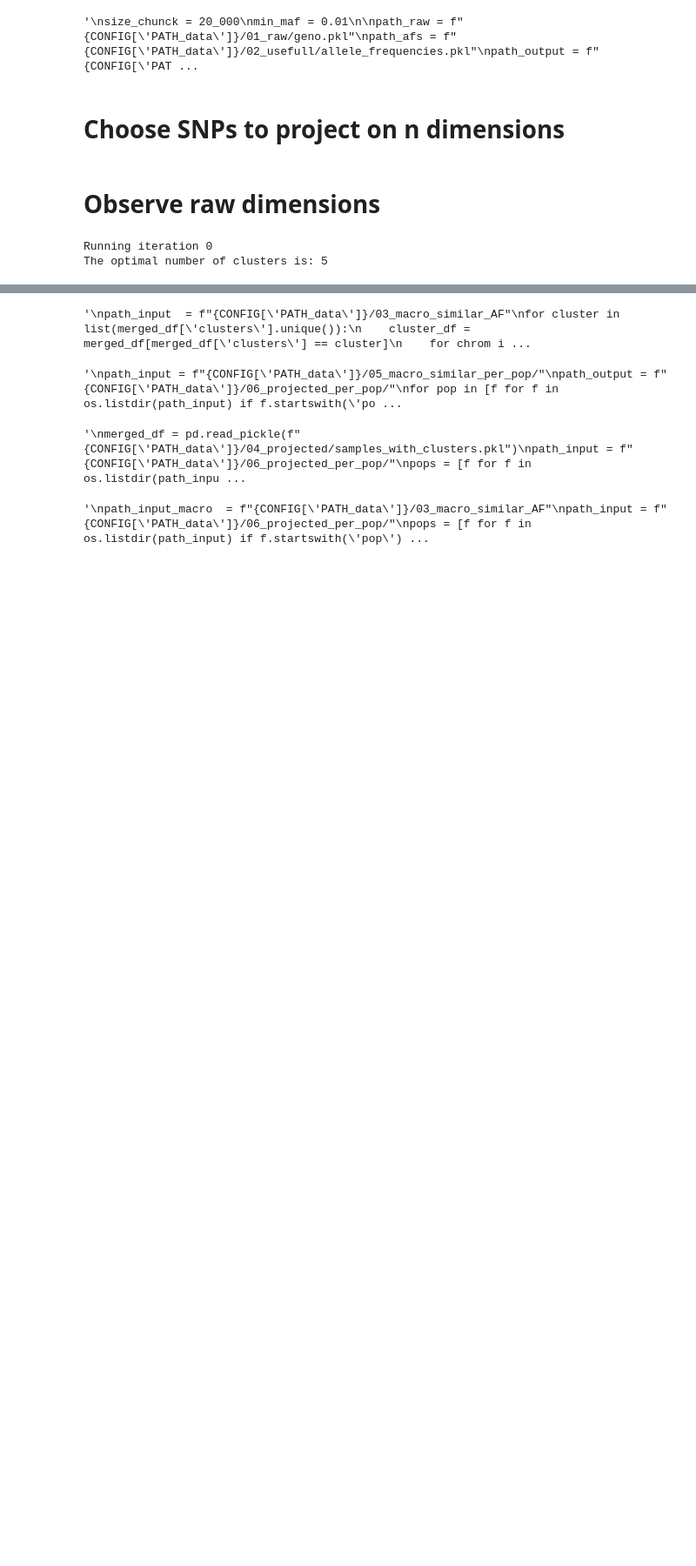
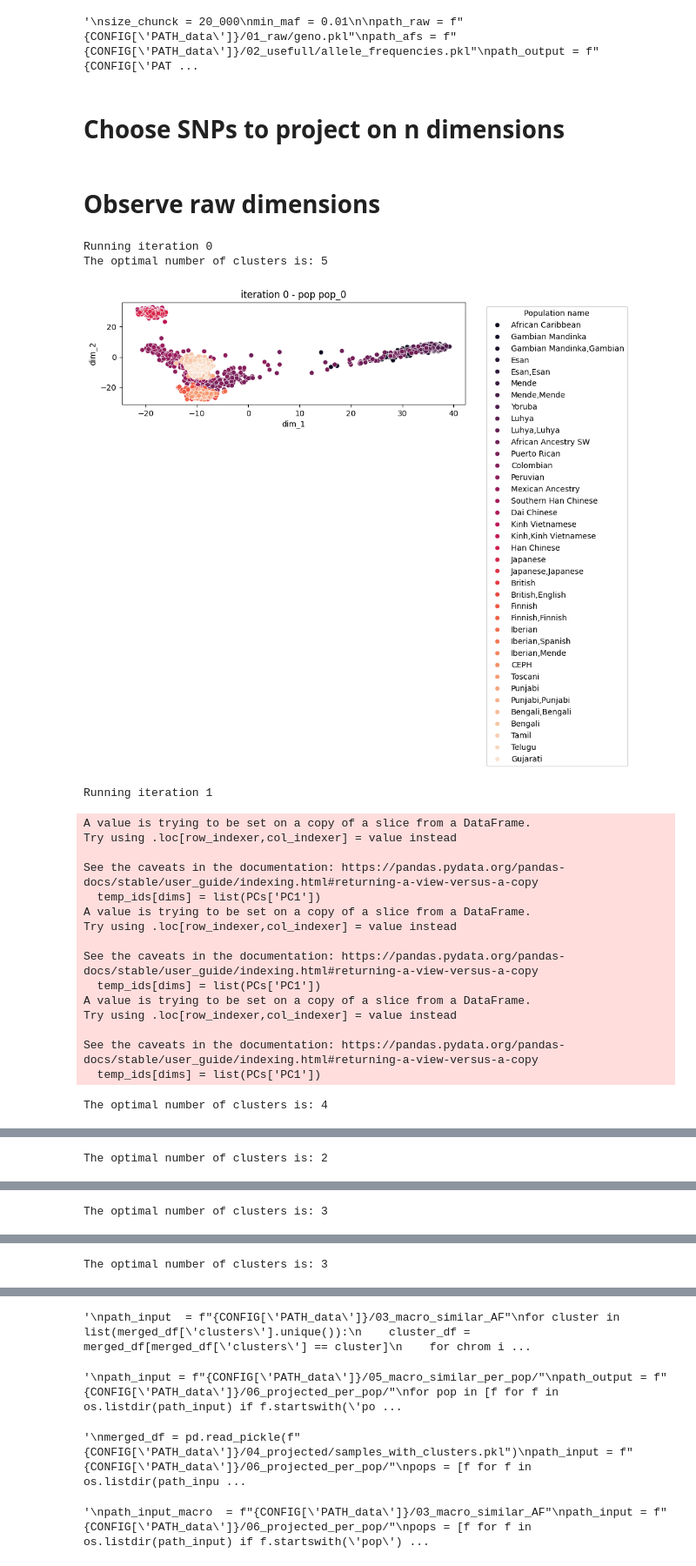
Before and after one commit to mat2m10/pca_projection, a Jupyter notebook: run_test.ipynb, the cells around one changed output, grey strips where cells are left out. Shown at 87% size. Cells and saved outputs as stored; diff of their text form; code cells hidden in the pictures; blank space fills up the shorter version.

```diff
--- a/run_test.ipynb
+++ b/run_test.ipynb
@@ -79,7 +74,2 @@ divide_into_chunks(path_raw, path_afs, path_output, size_chunck, min_maf)
-# %%
-path_input = f"{CONFIG['PATH_data']}/03_macro_similar_AF/"
-path_output = f"{CONFIG['PATH_data']}/04_projected/pop_0"
-nr_of_projected_dimensions = 3
-project_on_dimensions(path_input, path_output, nr_of_projected_dimensions)
 # %% [markdown]
 # Observe raw dimensions
@@ -93,3 +76,9 @@ merged_df.to_pickle(f"{CONFIG['PATH_data']}/04_projected/samples_with_clusters.p
+# %%
+path_ids = f"{CONFIG['PATH_data']}/02_usefull/ids.pkl"
+path_panel = f"{CONFIG['PATH_data']}/00_raw/all.panel"
+ids = pd.read_pickle(path_ids)
+labels = pd.read_pickle(path_panel)
+ids = ids.merge(labels, left_on="IID", right_on="Sample name")
 # %%
 def project_on_dimensions(path_macro_similar, path_output, temp_ids, nr_of_projected_dimensions=3, nr_snps = 20_000, n_components = 10):
     path_output_to_do = f"{path_output}/to_do/"
@@ -138,7 +127,9 @@ def project_on_dimensions(path_macro_similar, path_output, temp_ids, nr_of_proje
                 snps = []
 
                 for snp in geno.columns:
-                    [beta_values, p_values] = ols_regression(PCs['PC1'], geno[snp], covs=None)
+                    y = PCs[['PC1']].reset_index(drop=True)
+                    X1 = geno[[snp]].reset_index(drop=True)
+                    [beta_values, p_values] = ols_regression(y['PC1'], X1[snp], covs=None)
                     p_vals.append(p_values[snp])
                     betas.append(beta_values[snp])
                     snps.append(snp)
@@ -161,38 +152,67 @@ def project_on_dimensions(path_macro_similar, path_output, temp_ids, nr_of_proje
     os.system(f"rm -rf {path_input_to_do}")
 # %%
 path_macro_similar = f"{CONFIG['PATH_data']}/03_macro_similar_AF/"
-
 iterations = 3
 
-path_usefull = f"{CONFIG['PATH_data']}/02_usefull/"
-ids = pd.read_pickle(f"{path_usefull}/ids.pkl")
-
-for iter in list(range(iterations))[0:1]:
+for iter in list(range(iterations))[0:2]:
     print(f"Running iteration {iter}")
     path_output = f"{CONFIG['PATH_data']}/iteration_{iter}/"
     if iter == 0:
         ids[f"cluster_{iter}"] = 0
     else:
         pass
 
     cluster_to_add = []
     for sub_pop in ids[f"cluster_{iter}"].unique():
         path_output = f"{CONFIG['PATH_data']}/iteration_{iter}/pop_{sub_pop}/"
         os.makedirs(path_output, exist_ok=True)
         temp_ids = ids[ids[f"cluster_{iter}"] == sub_pop]
         nr_of_projected_dimensions = 3
         geno = project_on_dimensions(path_macro_similar, path_output, temp_ids, nr_of_projected_dimensions=3, nr_snps = 20_000, n_components = 10)
 
         existing_dims = []
         for dims in [f for f in os.listdir(path_output) if f.startswith('dim')]:
             PCs = pd.read_pickle(f"{path_output}/{dims}/global_PCs.pkl")
-            temp_ids[dims] = PCs['PC1']
+            temp_ids = temp_ids.copy()
+            temp_ids[dims] = list(PCs['PC1'])
             existing_dims.append(dims)
         labels = silhouette_score_clusters(temp_ids, existing_dims, plot=False)
         for element in labels:
             cluster_to_add.append(f"{sub_pop}_{element}")
 
     ids[f"cluster_{iter+1}"] = cluster_to_add
+
+    # Vizualization
+    path_input = f"{CONFIG['PATH_data']}/iteration_{iter}/"
+    for pop in [f for f in os.listdir(path_input) if f.startswith('pop')]:
+        pop = pop.split('pop_')[1]
+        temp_ids = ids[ids[f"cluster_{iter}"] == pop]
+        path_pop = f"{path_input}/pop_{pop}"
+        for dim in [f for f in os.listdir(path_pop) if f.startswith('dim')]:
+            path_dim = f"{path_pop}/{dim}"
+            PC_file = [f for f in os.listdir(path_dim) if f.startswith('global_PCs')][0]
+            PCs = pd.read_pickle(f"{path_dim}/{PC_file}")
+            #temp_ids = temp_ids.copy()
+            temp_ids[dim] = list(PCs['PC1'])
+        make_population_plot(temp_ids, 'dim_1', 'dim_2', 'Population name', f"iteration {iter} - pop {pop}", palette = 'rocket')
 # %% [output]
 Running iteration 0
 The optimal number of clusters is: 5
+[figure, added]
+Running iteration 1
+A value is trying to be set on a copy of a slice from a DataFrame.
+Try using .loc[row_indexer,col_indexer] = value instead
+
+See the caveats in the documentation: https://pandas.pydata.org/pandas-docs/stable/user_guide/indexing.html#returning-a-view-versus-a-copy
+  temp_ids[dims] = list(PCs['PC1'])
+A value is trying to be set on a copy of a slice from a DataFrame.
+Try using .loc[row_indexer,col_indexer] = value instead
+
+See the caveats in the documentation: https://pandas.pydata.org/pandas-docs/stable/user_guide/indexing.html#returning-a-view-versus-a-copy
+  temp_ids[dims] = list(PCs['PC1'])
+A value is trying to be set on a copy of a slice from a DataFrame.
+Try using .loc[row_indexer,col_indexer] = value instead
+
+See the caveats in the documentation: https://pandas.pydata.org/pandas-docs/stable/user_guide/indexing.html#returning-a-view-versus-a-copy
+  temp_ids[dims] = list(PCs['PC1'])
+The optimal number of clusters is: 4
@@ -198,0 +234 @@ The optimal number of clusters is: 5
+The optimal number of clusters is: 2
@@ -198,0 +250 @@ The optimal number of clusters is: 5
+The optimal number of clusters is: 3
@@ -198,0 +266 @@ The optimal number of clusters is: 5
+The optimal number of clusters is: 3
```
Also changed, not shown: parts of 15 cells of this notebook, 1 other file.
